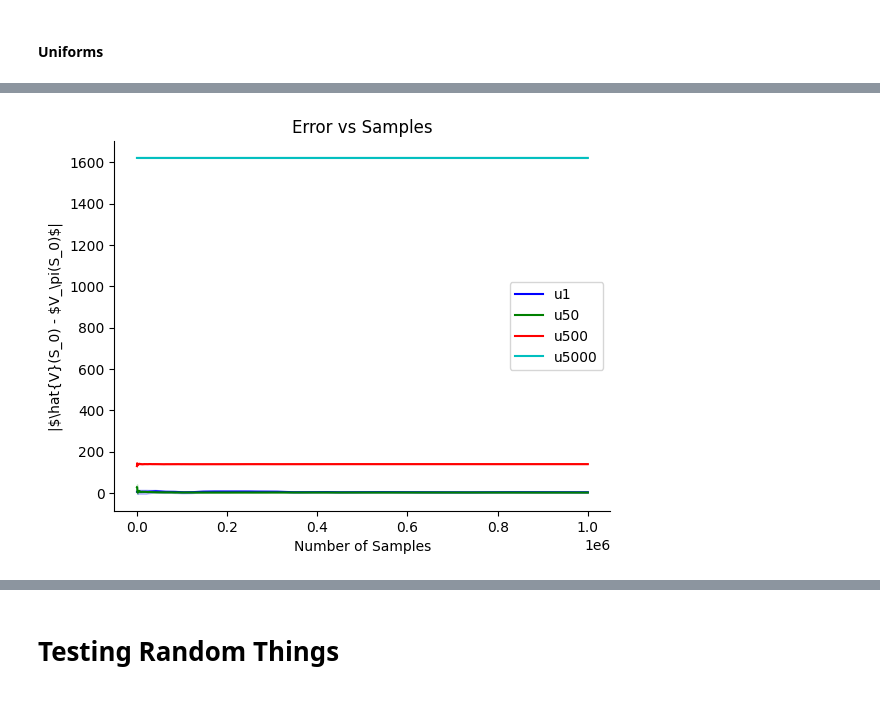
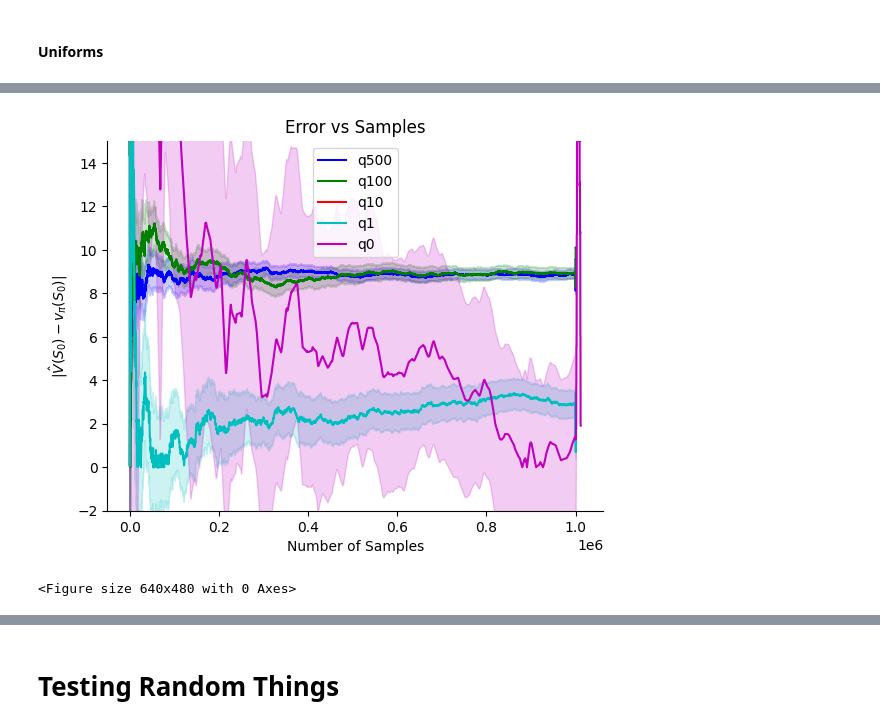
Before and after one commit to aa14k/adaptive_time, a Jupyter notebook: code/adaptive_time/notebooks/value_estimation.ipynb, the cells around one changed output, grey strips where cells are left out. Drawn from its saved outputs; the diff is of its cells as text; code cells hidden in the pictures.

```diff
--- a/code/adaptive_time/notebooks/value_estimation.ipynb
+++ b/code/adaptive_time/notebooks/value_estimation.ipynb
@@ -42,18 +160,11 @@ We just need to store the fine grained rewards for each of these trajectories, a
 # %%
-# GENERATE_NEW_DATA = False
-GENERATE_NEW_DATA = True
-
-# SAVE_TRAJECTORIES = False
-SAVE_TRAJECTORIES = True
-
-
-# discrete_reward = False
-discrete_reward = True
 
 if discrete_reward:
     reward_type = "discrete"
 else:
     reward_type = "continuous"
 
-load_data_from = f"many_good_trajs_{reward_type}.pkl"
+
+BASE_DIR = f"results/cartpole2/rew_{reward_type}_term{SHOULD_TERMINATE}"
+traj_data_file = f"many_good_trajs.pkl"
 # %%
@@ -357,12 +529,11 @@ traj_id = 0
 # %% [markdown]
 Now we just keep sampling the start state and integrate accordingly.
 # %%
-update_budget = 1_000_000
 
 seed = 43
 
 data = value_est.simulate_learning(
-        seed, samplers_tried, update_budget, num_runs=30,
+        seed, samplers_tried, args.sample_budget, num_runs=args.num_runs,
         start_state_weights=weights,
         approx_integrals=approx_integrals, num_pivots=num_pivots,
         tqdm=tqdm)
@@ -411,6 +582,8 @@ _means = {
     for k, val in _values_data.means.items()
 }
 error_data = _values_data._replace(means=_means)
+
+error_y_label = "$|\hat{V}(S_0) - v_\pi(S_0)|$"
 # %% [markdown]
 ## Plotting
 # %% [markdown]
@@ -418,15 +635,18 @@ error_data = _values_data._replace(means=_means)
 # %%
 
 ax = plot_utils.default_plot_mean_from_proc_data(
-    error_data, "Number of Samples", "|$\hat{V}(S_0) - $V_\pi(S_0)$|",
-    title="Error vs Samples", show=False, key_filter=lambda x: "u" in x,
+    error_data, "Number of Samples", error_y_label,
+    title="Error vs Samples", show=False, key_filter=lambda x: "q" in x,
     add_stderr=True)
 
-# ax.set_xlim(-100, 2000)
+ax.set_ylim(-1, 15)
 # ax.set_yscale('log')
 plt.show()
+
+plt.savefig('quad_lin_zoom.png')
 # %% [output]
-[figure, old version]
+[figure, new version]
+<Figure size 640x480 with 0 Axes>
 # %%
 
 ax = plot_utils.default_plot_mean_from_proc_data(
```
Also changed, not shown: parts of 26 cells of this notebook, 4 other files.
